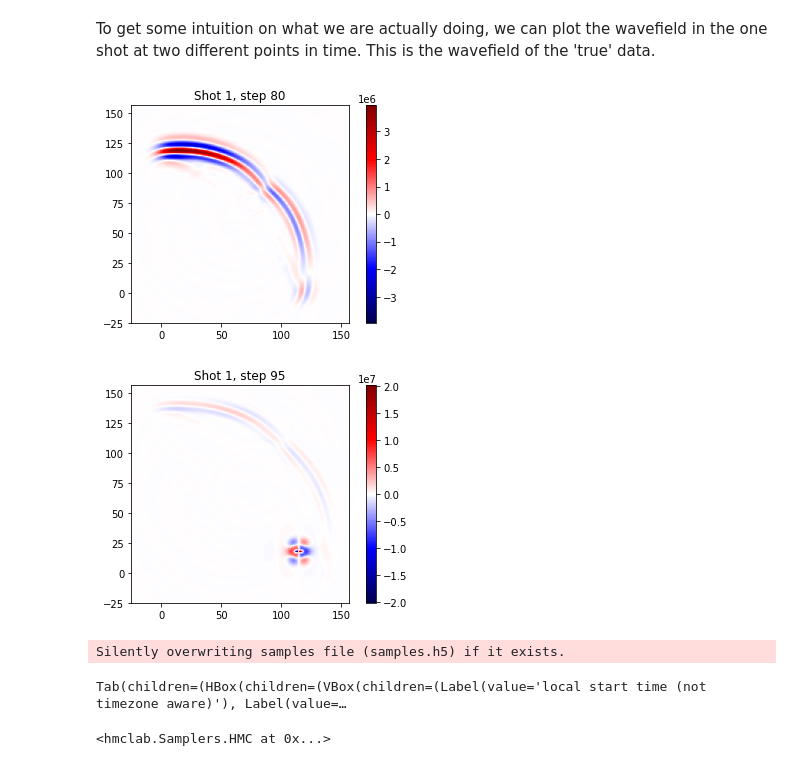
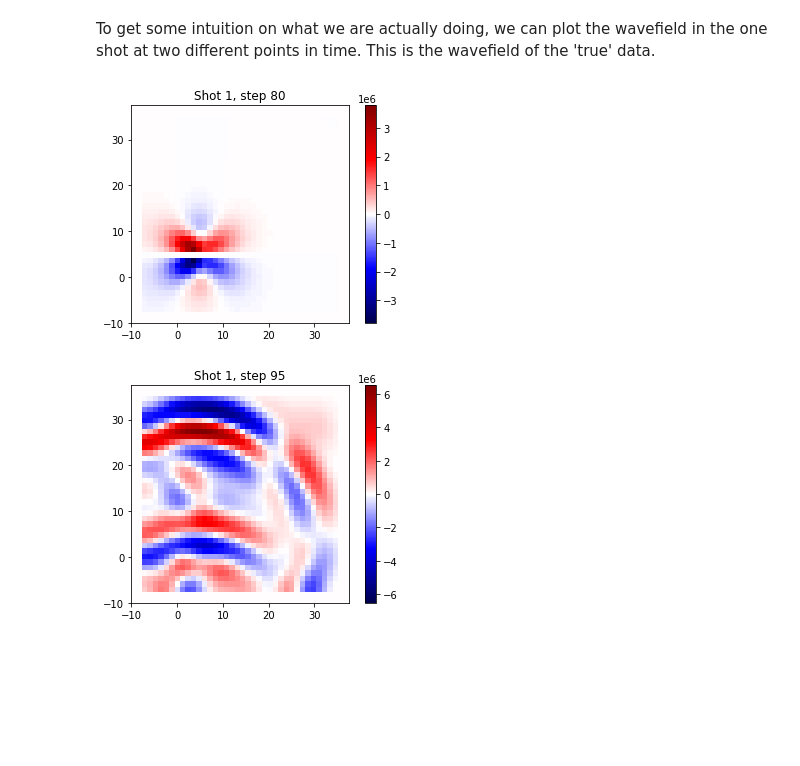
Before and after one commit to larsgeb/hmclab, a Jupyter notebook: notebooks/examples/Probabilistic Elastic FWI.ipynb, the cells around one changed output. Saved outputs shown, nothing was run; the diff lists cells and outputs as text; code cells hidden in the pictures; blank space fills up the shorter version.

```diff
--- a/notebooks/examples/Probabilistic Elastic FWI.ipynb
+++ b/notebooks/examples/Probabilistic Elastic FWI.ipynb
@@ -70,7 +86,7 @@ x_middle = (IX.max() + IX.min()) / 2
 z_middle = (IZ.max() + IZ.min()) / 2
 
 # Add a circular negative anomaly to the 'true' model
-circle = ((IX - x_middle) ** 2 + (IZ - z_middle) ** 2) ** 0.5 < 15
+circle = ((IX - x_middle) ** 2 + (IZ - z_middle) ** 2) ** 0.5 < 5
 vs = vs * (1 - 0.1 * circle)
 vp = vp * (1 - 0.1 * circle)
 rho = rho * (1 + 0.1 * circle)
@@ -118,57 +142,52 @@ fdModel.plot_data(data=(ux_obs, uz_obs), exagerration=1)
 # %% [markdown]
 To get some intuition on what we are actually doing, we can plot the wavefield in the one shot at two different points in time. This is the wavefield of the 'true' data.
 # %%
-time_step = 80
+time_step = 10
 plt.figure()
 for i_shot in range(fdModel.n_shots):
     field = fdModel.get_snapshots()[0][i_shot, time_step, :, :]
     field_extr = numpy.max(numpy.abs(field))
     plt.imshow(numpy.flipud(field.T), vmin=-field_extr, vmax=field_extr, extent=fdModel.get_extent(True), cmap=plt.get_cmap("seismic"))
     plt.colorbar()
     plt.title(f"Shot {i_shot+1}, step 80")
     plt.show()
 
-time_step = 95
+time_step = 30
 plt.figure()
 for i_shot in range(fdModel.n_shots):
     field = fdModel.get_snapshots()[0][i_shot, time_step, :, :]
     field_extr = numpy.max(numpy.abs(field))
     plt.imshow(numpy.flipud(field.T), vmin=-field_extr, vmax=field_extr, extent=fdModel.get_extent(True), cmap=plt.get_cmap("seismic"))
     plt.colorbar()
     plt.title(f"Shot {i_shot+1}, step 95")
     plt.show()
 # %% [output]
-[figure, old version]
+[figure, new version]
-[figure, old version]
+[figure, new version]
 # %%
-sampler = hmclab.Samplers.HMC()
+# sampler = hmclab.Samplers.HMC()
 
-posterior = hmclab.Distributions.ElasticFullWaveform2D(
-    "settings.ini",
-    ux_obs=ux_obs,
-    uz_obs=uz_obs,
-    omp_threads_override=6,
-    temperature=25 * 25 * 100,
-    free_parameter_grid=[10, 10],
-)
+# posterior = hmclab.Distributions.ElasticFullWaveform2D(
+#     "settings.ini",
+#     ux_obs=ux_obs,
+#     uz_obs=uz_obs,
+#     omp_threads_override=6,
+#     temperature=5**2,
+# )
 
-posterior.update_bounds(
-    posterior.get_model_vector() - 200,
-    posterior.get_model_vector() + 200,
-)
+# posterior.update_bounds(
+#     posterior.get_model_vector() - 200,
+#     posterior.get_model_vector() + 200,
+# )
 
-%rm samples.h5
+# %rm samples.h5
 
-sampler.sample(
-    "samples.h5",
-    posterior,
-    autotuning=True,
-    initial_model=posterior.get_model_vector(),
-    amount_of_steps=10,
-    proposals=10000,
-    overwrite_existing_file=True,
-)
+# sampler.sample(
+#     "samples.h5",
+#     posterior,
+#     autotuning=True,
+#     initial_model=true_model[:,None],
+#     amount_of_steps=10,
+#     proposals=10000,
+#     overwrite_existing_file=False,
+# )
-# %% [output]
-Silently overwriting samples file (samples.h5) if it exists.
-Tab(children=(HBox(children=(VBox(children=(Label(value='local start time (not timezone aware)'), Label(value=…
-<hmclab.Samplers.HMC at 0x...>
```
Also changed, not shown: parts of 25 cells of this notebook, 5 other files.
